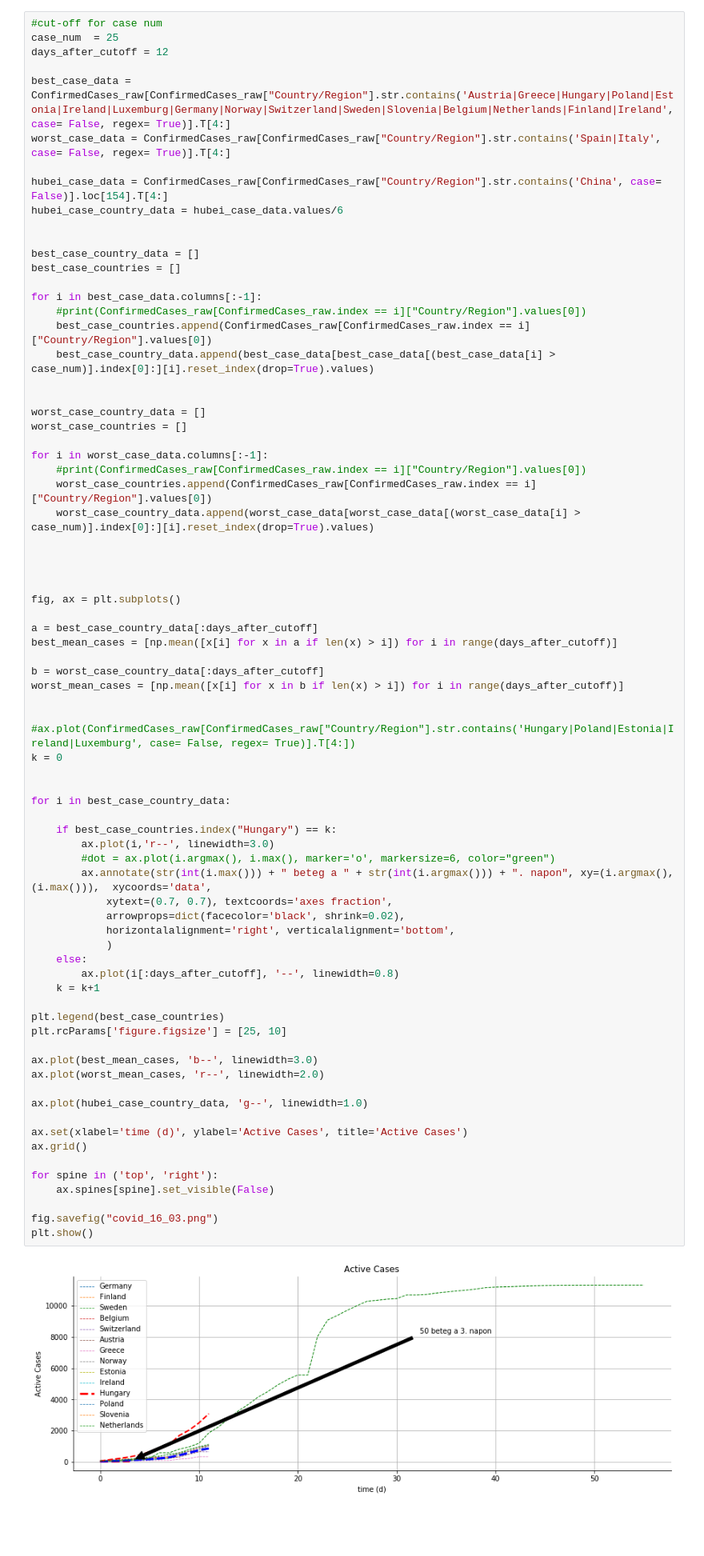
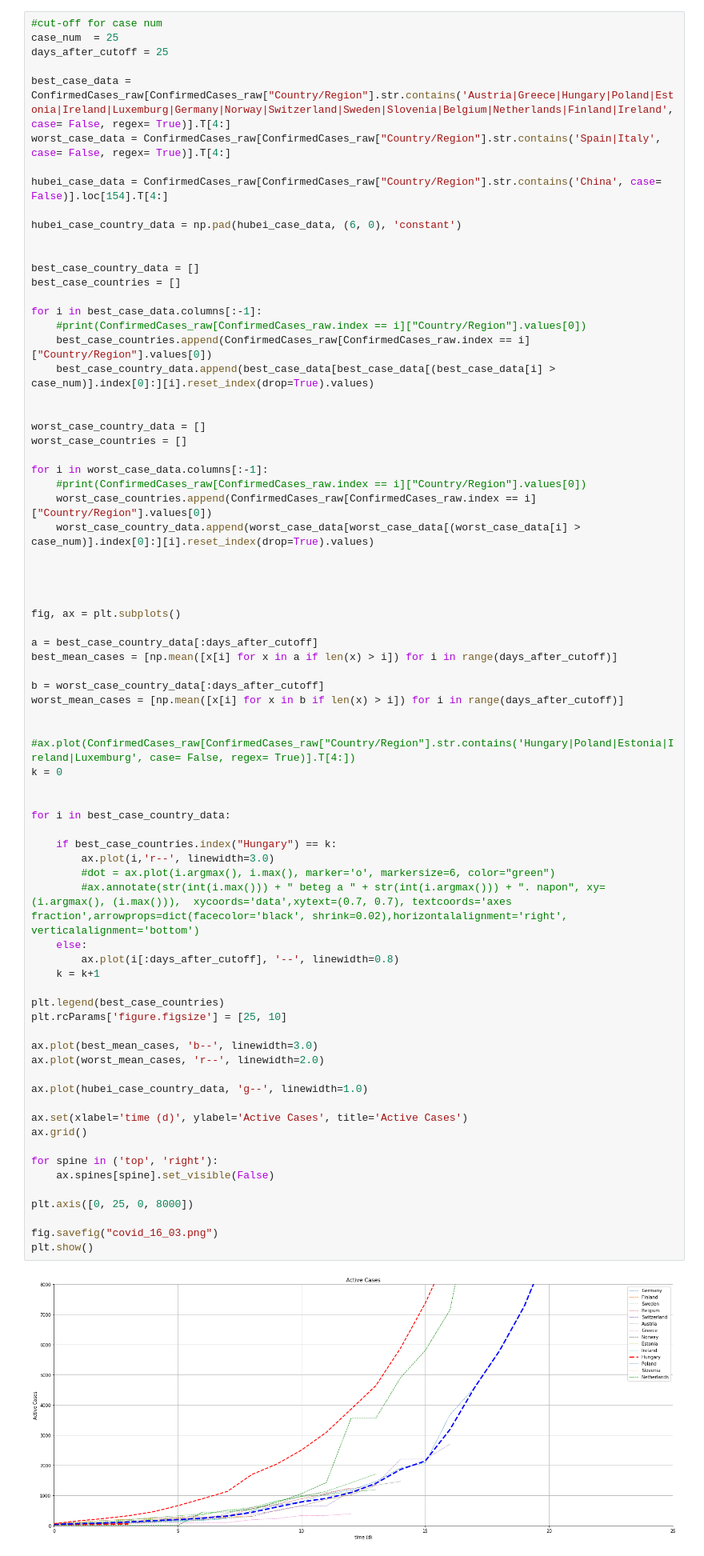
Before and after one commit to sandorkonya/COVID_HUN, a Jupyter notebook: COVID.ipynb, the cells around one changed output. Shown: that part at 80% size. Drawn from its saved outputs; the diff is of its cells as text; blank space fills up the shorter version.

```diff
--- a/COVID.ipynb
+++ b/COVID.ipynb
@@ -37,13 +37,14 @@ ConfirmedCases_raw.head(10)
 # %%
 #cut-off for case num
 case_num  = 25
-days_after_cutoff = 12
+days_after_cutoff = 25
 
 best_case_data = ConfirmedCases_raw[ConfirmedCases_raw["Country/Region"].str.contains('Austria|Greece|Hungary|Poland|Estonia|Ireland|Luxemburg|Germany|Norway|Switzerland|Sweden|Slovenia|Belgium|Netherlands|Finland|Ireland', case= False, regex= True)].T[4:]
 worst_case_data = ConfirmedCases_raw[ConfirmedCases_raw["Country/Region"].str.contains('Spain|Italy', case= False, regex= True)].T[4:]
 
 hubei_case_data = ConfirmedCases_raw[ConfirmedCases_raw["Country/Region"].str.contains('China', case= False)].loc[154].T[4:]
-hubei_case_country_data = hubei_case_data.values/6
+
+hubei_case_country_data = np.pad(hubei_case_data, (6, 0), 'constant')
 
 
 best_case_country_data = []
@@ -78,39 +79,37 @@ worst_mean_cases = [np.mean([x[i] for x in b if len(x) > i]) for i in range(days
 #ax.plot(ConfirmedCases_raw[ConfirmedCases_raw["Country/Region"].str.contains('Hungary|Poland|Estonia|Ireland|Luxemburg', case= False, regex= True)].T[4:])
 k = 0
 
 
 for i in best_case_country_data:
 
     if best_case_countries.index("Hungary") == k:
         ax.plot(i,'r--', linewidth=3.0)
         #dot = ax.plot(i.argmax(), i.max(), marker='o', markersize=6, color="green")
-        ax.annotate(str(int(i.max())) + " beteg a " + str(int(i.argmax())) + ". napon", xy=(i.argmax(), (i.max())),  xycoords='data',
-            xytext=(0.7, 0.7), textcoords='axes fraction',
-            arrowprops=dict(facecolor='black', shrink=0.02),
-            horizontalalignment='right', verticalalignment='bottom',
-            )
+        #ax.annotate(str(int(i.max())) + " beteg a " + str(int(i.argmax())) + ". napon", xy=(i.argmax(), (i.max())),  xycoords='data',xytext=(0.7, 0.7), textcoords='axes fraction',arrowprops=dict(facecolor='black', shrink=0.02),horizontalalignment='right', verticalalignment='bottom')
     else:
         ax.plot(i[:days_after_cutoff], '--', linewidth=0.8)
     k = k+1
 
 plt.legend(best_case_countries)
 plt.rcParams['figure.figsize'] = [25, 10]
 
 ax.plot(best_mean_cases, 'b--', linewidth=3.0)
 ax.plot(worst_mean_cases, 'r--', linewidth=2.0)
 
 ax.plot(hubei_case_country_data, 'g--', linewidth=1.0)
 
 ax.set(xlabel='time (d)', ylabel='Active Cases', title='Active Cases')
 ax.grid()
 
 for spine in ('top', 'right'):
     ax.spines[spine].set_visible(False)
 
+plt.axis([0, 25, 0, 8000])
+
 fig.savefig("covid_16_03.png")
 plt.show()
 # %% [output]
-[figure, old version]
+[figure, new version]
 # %%
 d = 16
 index = 0
```
Also changed, not shown: parts of 2 cells of this notebook.
